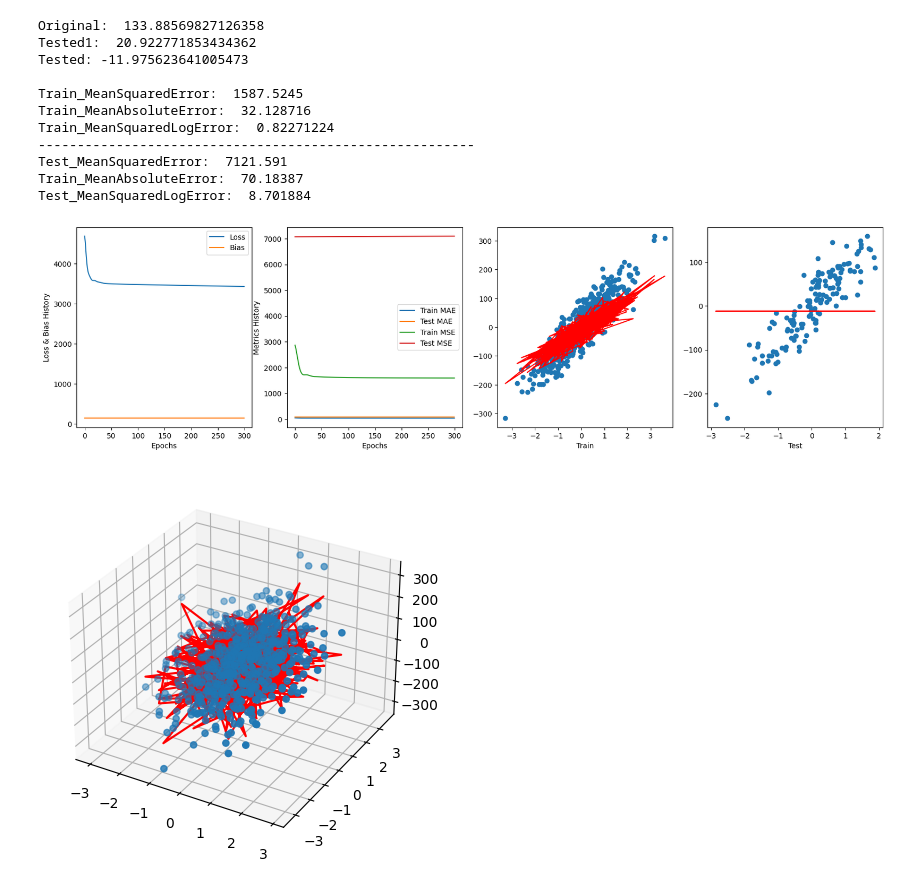
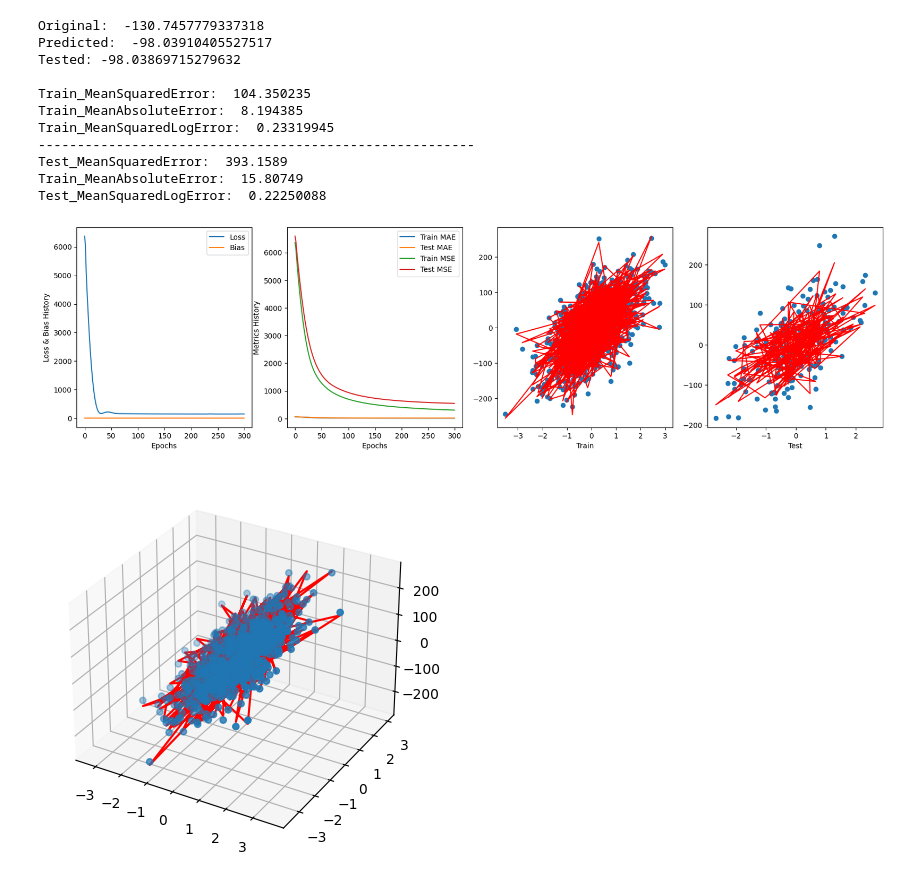
Before and after one commit to cecinuga/MarketAI, a Jupyter notebook: Models/OrderAiTensorflow.ipynb, the cells around one changed output. Saved outputs shown, nothing was run; the diff lists cells and outputs as text; code cells hidden in the pictures.

```diff
--- a/Models/OrderAiTensorflow.ipynb
+++ b/Models/OrderAiTensorflow.ipynb
@@ -8,12 +8,12 @@ from sklearn.datasets import fetch_california_housing, make_regression
 from sklearn.model_selection import train_test_split, KFold
 housing = fetch_california_housing()
 os.environ['TF_CPP_MIN_LOG_LEVEL'] = '3'
-k = 1
-epochs = 300
+k = 5
+epochs = 500
 lr = 0.01
 
-X_train, X_test, y_train, y_test = train_test_split(housing.data, housing.target, test_size=0.98, random_state=2)
-XR, yR = make_regression(n_samples=700, n_features=2, noise=10, random_state=5)
+#X_train, X_test, y_train, y_test = train_test_split(housing.data, housing.target, test_size=0.98, random_state=2)
+XR, yR = make_regression(n_samples=3000, n_features=2, noise=10, random_state=5)
 X_train2, X_test2, y_train2, y_test2 = train_test_split(XR, yR, test_size=0.20, random_state=2)
 
 def normalize_dataset(X):
@@ -206,8 +210,7 @@ def run_model(data, model, X, XN, X_t, XN_t, y, y_t):
 
 X_train, X_test, XN_train, XN_test, y_train, y_test = run_model(dataset, model, X_train2, normalize_dataset(X_train2), X_test2, normalize_dataset(X_test2), y_train2, y_test2)
 # %%
-model.calc_metrics(y_train, y_test)
-print("\nOriginal: ", y_test[0].numpy(), "\nTested1: ", model.predict(X_test[0]).numpy(), "\nTested:", model.predicted_test[0].numpy(), "\n")
+print("\nOriginal: ", y_test[0].numpy(), "\nPredicted: ", model.predict(X_test[0]).numpy(), "\nTested:", model.predicted_test[0].numpy(), "\n")
 print("Train_MeanSquaredError: ", model.train_mse.result().numpy())
 print("Train_MeanAbsoluteError: ", model.train_mae.result().numpy())
 print("Train_MeanSquaredLogError: ", model.train_accuracy.result().numpy())
@@ -227,41 +230,41 @@ ax[0].legend()
 ax[1].plot([e for e in range(epochs)], model.mae_train_error_history, label="Train MAE")
 ax[1].plot([e for e in range(epochs)], model.mae_test_error_history, label="Test MAE")
 ax[1].plot([e for e in range(epochs)], model.mse_train_error_history, label="Train MSE")
 ax[1].plot([e for e in range(epochs)], model.mse_test_error_history, label="Test MSE")
 ax[1].set_ylabel('Metrics History')
 ax[1].set_xlabel('Epochs')
 ax[1].legend()
 
 ax[2].scatter(X_train[:, -1], y_train[:])
 ax[2].plot(X_train[:, -1], model.predicted[:], color='r')
 #ax[2].set_ylim([-200, 200])
 #ax[2].set_xlim(-3,3)
 ax[2].set_xlabel("Train")
 
 ax[3].scatter(X_test[:, -1], y_test[:])
 ax[3].plot(X_test[:, -1], model.predicted_test[:], color='r')
 #ax[3].set_ylim([-200, 200])
 #ax[3].set_xlim(-3,3)
 ax[3].set_xlabel("Test")
 
 fig3d = plt.figure()
 ax3d = fig3d.add_subplot(projection='3d')
 ax3d.scatter(X_train[:, 0], X_train[:, 1], y_train[:])
 ax3d.plot(X_train[:, 0], X_train[:, 1], model.predicted[:], color='r')
 
 
 plt.show()
 # %% [output]
-Original:  133.88569827126358
-Tested1:  20.922771853434362
-Tested: -11.975623641005473
+Original:  -130.7457779337318
+Predicted:  -98.03910405527517
+Tested: -98.03869715279632
 
-Train_MeanSquaredError:  1587.5245
-Train_MeanAbsoluteError:  32.128716
-Train_MeanSquaredLogError:  0.82271224
+Train_MeanSquaredError:  104.350235
+Train_MeanAbsoluteError:  8.194385
+Train_MeanSquaredLogError:  0.23319945
 --------------------------------------------------------
-Test_MeanSquaredError:  7121.591
-Train_MeanAbsoluteError:  70.18387
-Test_MeanSquaredLogError:  8.701884
+Test_MeanSquaredError:  393.1589
+Train_MeanAbsoluteError:  15.80749
+Test_MeanSquaredLogError:  0.22250088
-[figure, old version]
+[figure, new version]
-[figure, old version]
+[figure, new version]
```
Also changed, not shown: parts of 1 cell of this notebook, 1 other file.
